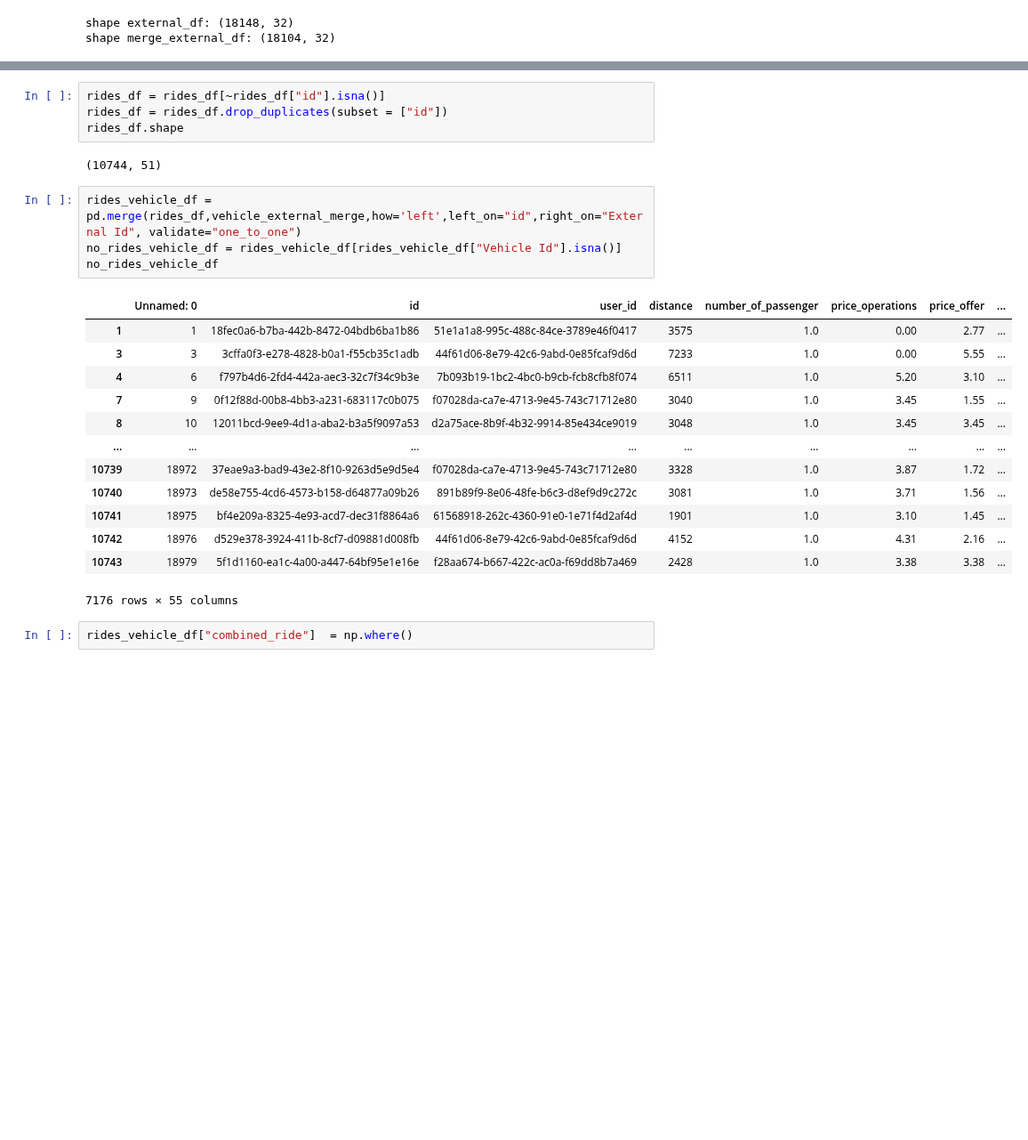
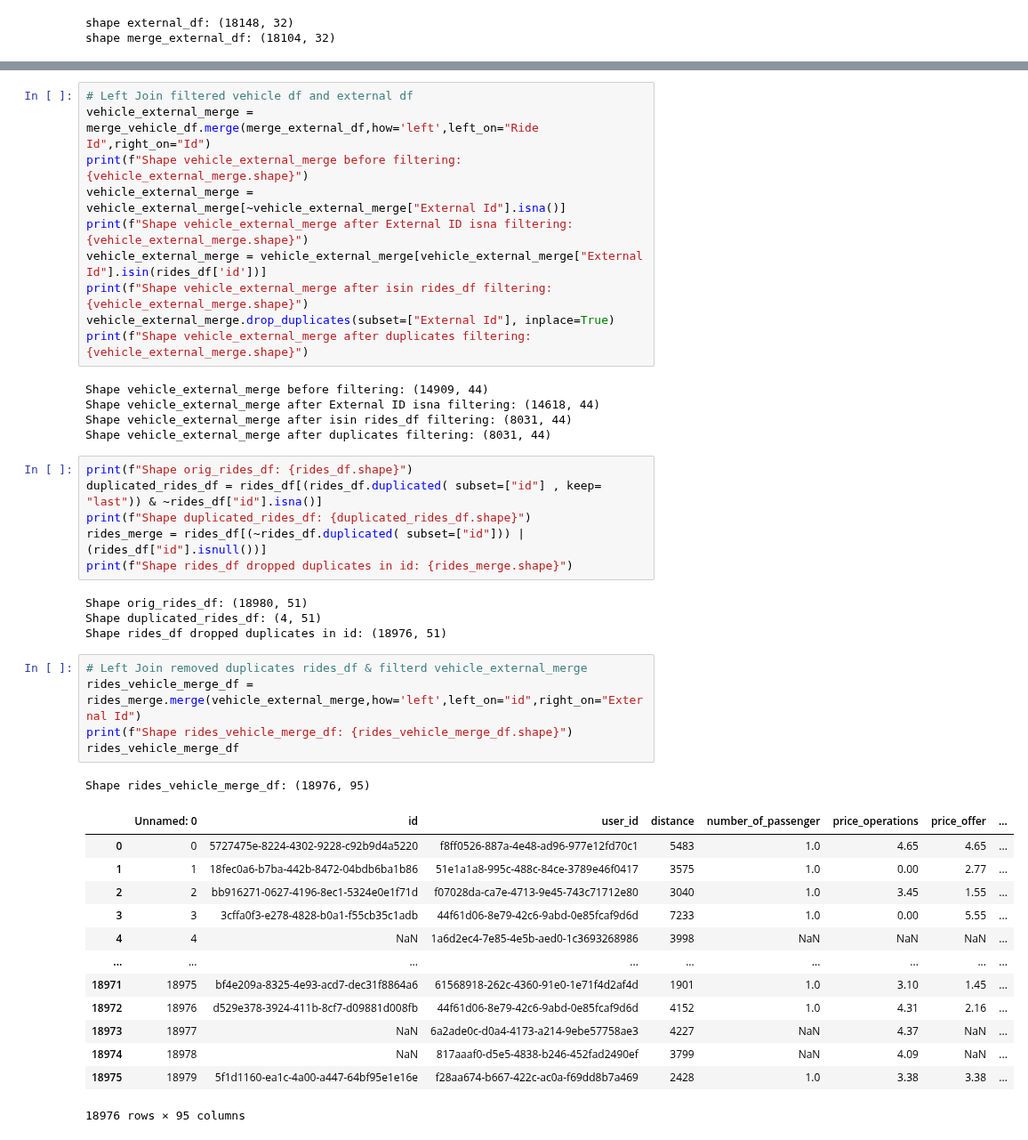
Before and after one commit to Lukas-Dierkes/vehicle-stream-team-project, a Jupyter notebook: vehicle_stream_pipeline/vehicle_matching.ipynb, the cells around one changed output, grey strips where cells are left out. Shown at 89% size. Saved outputs shown, nothing was run; the diff lists cells and outputs as text; blank space fills up the shorter version.

```diff
--- a/vehicle_stream_pipeline/vehicle_matching.ipynb
+++ b/vehicle_stream_pipeline/vehicle_matching.ipynb
@@ -208,26 +145,45 @@ vehicle_external_merge
-# %%
-rides_df = rides_df[~rides_df["id"].isna()]
-rides_df = rides_df.drop_duplicates(subset = ["id"])
-rides_df.shape
-# %% [output]
-(10744, 51)
-# %%
-rides_vehicle_df = pd.merge(rides_df,vehicle_external_merge,how='left',left_on="id",right_on="External Id", validate="one_to_one")
-no_rides_vehicle_df = rides_vehicle_df[rides_vehicle_df["Vehicle Id"].isna()]
-no_rides_vehicle_df
-# %% [output]
-|  | Unnamed: 0 | id | user_id | distance | number_of_passenger | price_operations | price_offer | ... |
-| 1 | 1 | 18fec0a6-b7ba-442b-8472-04bdb6ba1b86 | 51e1a1a8-995c-488c-84ce-3789e46f0417 | 3575 | 1.0 | 0.00 | 2.77 | ... |
-| 3 | 3 | 3cffa0f3-e278-4828-b0a1-f55cb35c1adb | 44f61d06-8e79-42c6-9abd-0e85fcaf9d6d | 7233 | 1.0 | 0.00 | 5.55 | ... |
-| 4 | 6 | f797b4d6-2fd4-442a-aec3-32c7f34c9b3e | 7b093b19-1bc2-4bc0-b9cb-fcb8cfb8f074 | 6511 | 1.0 | 5.20 | 3.10 | ... |
-| 7 | 9 | 0f12f88d-00b8-4bb3-a231-683117c0b075 | f07028da-ca7e-4713-9e45-743c71712e80 | 3040 | 1.0 | 3.45 | 1.55 | ... |
-| 8 | 10 | 12011bcd-9ee9-4d1a-aba2-b3a5f9097a53 | d2a75ace-8b9f-4b32-9914-85e434ce9019 | 3048 | 1.0 | 3.45 | 3.45 | ... |
-| ... | ... | ... | ... | ... | ... | ... | ... | ... |
-| 10739 | 18972 | 37eae9a3-bad9-43e2-8f10-9263d5e9d5e4 | f07028da-ca7e-4713-9e45-743c71712e80 | 3328 | 1.0 | 3.87 | 1.72 | ... |
-| 10740 | 18973 | de58e755-4cd6-4573-b158-d64877a09b26 | 891b89f9-8e06-48fe-b6c3-d8ef9d9c272c | 3081 | 1.0 | 3.71 | 1.56 | ... |
-| 10741 | 18975 | bf4e209a-8325-4e93-acd7-dec31f8864a6 | 61568918-262c-4360-91e0-1e71f4d2af4d | 1901 | 1.0 | 3.10 | 1.45 | ... |
-| 10742 | 18976 | d529e378-3924-411b-8cf7-d09881d008fb | 44f61d06-8e79-42c6-9abd-0e85fcaf9d6d | 4152 | 1.0 | 4.31 | 2.16 | ... |
-| 10743 | 18979 | 5f1d1160-ea1c-4a00-a447-64bf95e1e16e | f28aa674-b667-422c-ac0a-f69dd8b7a469 | 2428 | 1.0 | 3.38 | 3.38 | ... |
-7176 rows × 55 columns
-# %%
-rides_vehicle_df["combined_ride"]  = np.where()
+# %%
+# Left Join filtered vehicle df and external df
+vehicle_external_merge = merge_vehicle_df.merge(merge_external_df,how='left',left_on="Ride Id",right_on="Id")
+print(f"Shape vehicle_external_merge before filtering: {vehicle_external_merge.shape}")
+vehicle_external_merge = vehicle_external_merge[~vehicle_external_merge["External Id"].isna()]
+print(f"Shape vehicle_external_merge after External ID isna filtering: {vehicle_external_merge.shape}")
+vehicle_external_merge = vehicle_external_merge[vehicle_external_merge["External Id"].isin(rides_df['id'])]
+print(f"Shape vehicle_external_merge after isin rides_df filtering: {vehicle_external_merge.shape}")
+vehicle_external_merge.drop_duplicates(subset=["External Id"], inplace=True)
+print(f"Shape vehicle_external_merge after duplicates filtering: {vehicle_external_merge.shape}")
+# %% [output]
+Shape vehicle_external_merge before filtering: (14909, 44)
+Shape vehicle_external_merge after External ID isna filtering: (14618, 44)
+Shape vehicle_external_merge after isin rides_df filtering: (8031, 44)
+Shape vehicle_external_merge after duplicates filtering: (8031, 44)
+# %%
+print(f"Shape orig_rides_df: {rides_df.shape}")
+duplicated_rides_df = rides_df[(rides_df.duplicated( subset=["id"] , keep= "last")) & ~rides_df["id"].isna()]
+print(f"Shape duplicated_rides_df: {duplicated_rides_df.shape}")
+rides_merge = rides_df[(~rides_df.duplicated( subset=["id"])) | (rides_df["id"].isnull())]
+print(f"Shape rides_df dropped duplicates in id: {rides_merge.shape}")
+# %% [output]
+Shape orig_rides_df: (18980, 51)
+Shape duplicated_rides_df: (4, 51)
+Shape rides_df dropped duplicates in id: (18976, 51)
+# %%
+# Left Join removed duplicates rides_df & filterd vehicle_external_merge
+rides_vehicle_merge_df = rides_merge.merge(vehicle_external_merge,how='left',left_on="id",right_on="External Id")
+print(f"Shape rides_vehicle_merge_df: {rides_vehicle_merge_df.shape}")
+rides_vehicle_merge_df
+# %% [output]
+Shape rides_vehicle_merge_df: (18976, 95)
+|  | Unnamed: 0 | id | user_id | distance | number_of_passenger | price_operations | price_offer | ... |
+| 0 | 0 | 5727475e-8224-4302-9228-c92b9d4a5220 | f8ff0526-887a-4e48-ad96-977e12fd70c1 | 5483 | 1.0 | 4.65 | 4.65 | ... |
+| 1 | 1 | 18fec0a6-b7ba-442b-8472-04bdb6ba1b86 | 51e1a1a8-995c-488c-84ce-3789e46f0417 | 3575 | 1.0 | 0.00 | 2.77 | ... |
+| 2 | 2 | bb916271-0627-4196-8ec1-5324e0e1f71d | f07028da-ca7e-4713-9e45-743c71712e80 | 3040 | 1.0 | 3.45 | 1.55 | ... |
+| 3 | 3 | 3cffa0f3-e278-4828-b0a1-f55cb35c1adb | 44f61d06-8e79-42c6-9abd-0e85fcaf9d6d | 7233 | 1.0 | 0.00 | 5.55 | ... |
+| 4 | 4 | NaN | 1a6d2ec4-7e85-4e5b-aed0-1c3693268986 | 3998 | NaN | NaN | NaN | ... |
+| ... | ... | ... | ... | ... | ... | ... | ... | ... |
+| 18971 | 18975 | bf4e209a-8325-4e93-acd7-dec31f8864a6 | 61568918-262c-4360-91e0-1e71f4d2af4d | 1901 | 1.0 | 3.10 | 1.45 | ... |
+| 18972 | 18976 | d529e378-3924-411b-8cf7-d09881d008fb | 44f61d06-8e79-42c6-9abd-0e85fcaf9d6d | 4152 | 1.0 | 4.31 | 2.16 | ... |
+| 18973 | 18977 | NaN | 6a2ade0c-d0a4-4173-a214-9ebe57758ae3 | 4227 | NaN | 4.37 | NaN | ... |
+| 18974 | 18978 | NaN | 817aaaf0-d5e5-4838-b246-452fad2490ef | 3799 | NaN | 4.09 | NaN | ... |
+| 18975 | 18979 | 5f1d1160-ea1c-4a00-a447-64bf95e1e16e | f28aa674-b667-422c-ac0a-f69dd8b7a469 | 2428 | 1.0 | 3.38 | 3.38 | ... |
+18976 rows × 95 columns
```
Also changed, not shown: parts of 4 cells of this notebook.
